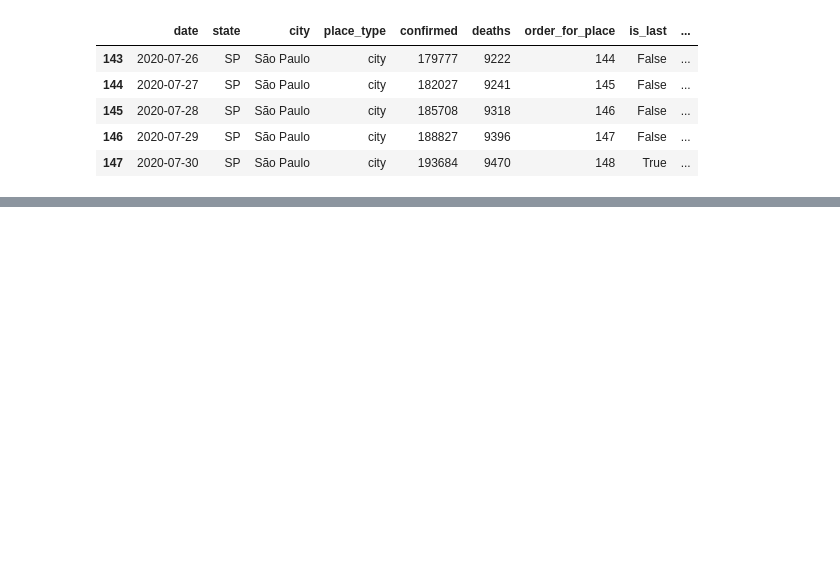
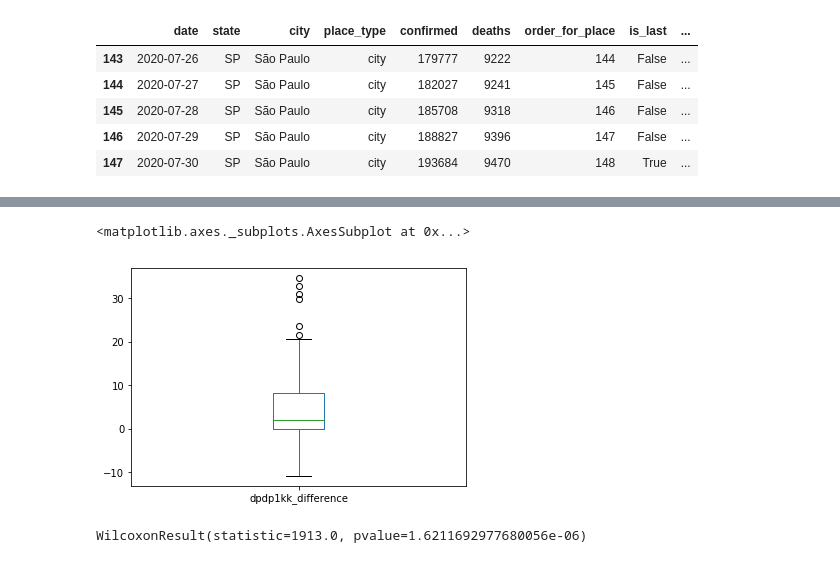
Before and after one commit to mathlimma/data-science-project-1, a Jupyter notebook: covid19.ipynb, the cells around one changed output, grey strips where cells are left out. Drawn from its saved outputs; the diff is of its cells as text; code cells hidden in the pictures; blank space fills up the shorter version.

```diff
--- a/covid19.ipynb
+++ b/covid19.ipynb
@@ -161,0 +187,10 @@ df_rec_sp.describe()
+# %%
+# checking symmetry
+df_rec_sp['dpdp1kk_difference'].plot(kind='box')
+# %% [output]
+<matplotlib.axes._subplots.AxesSubplot at 0x...>
+[figure, added]
+# %%
+stats.wilcoxon(df_rec_sp['deaths_per_day_per_1kk_in_Recife'], df_rec_sp['deaths_per_day_per_1kk_in_Sao_Paulo'])
+# %% [output]
+WilcoxonResult(statistic=1913.0, pvalue=1.6211692977680056e-06)
```
Also changed, not shown: parts of 18 cells of this notebook, 1 other file.
